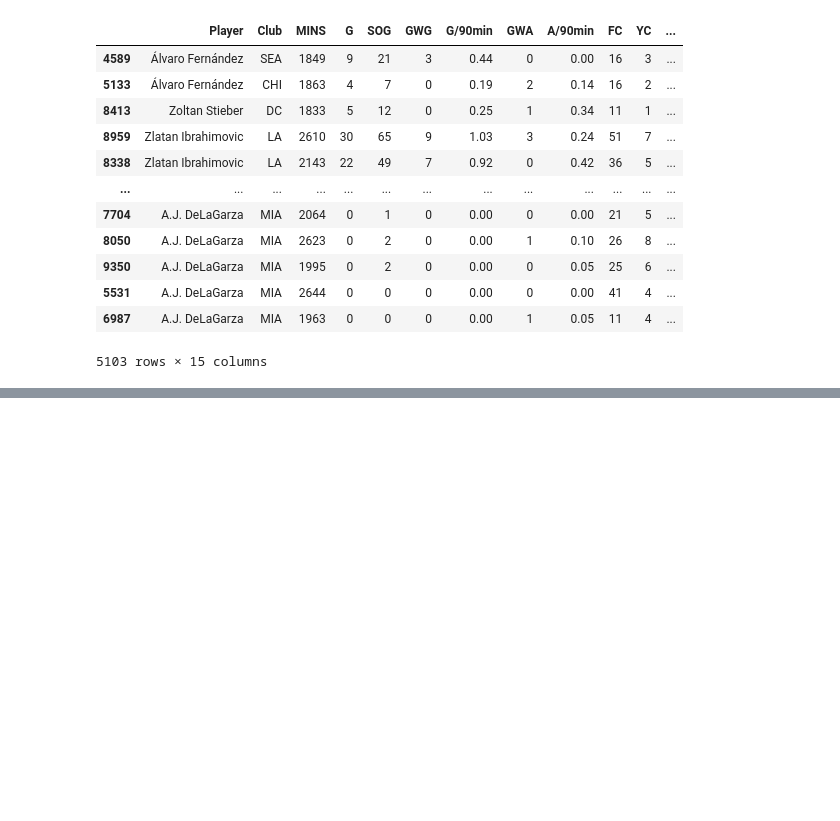
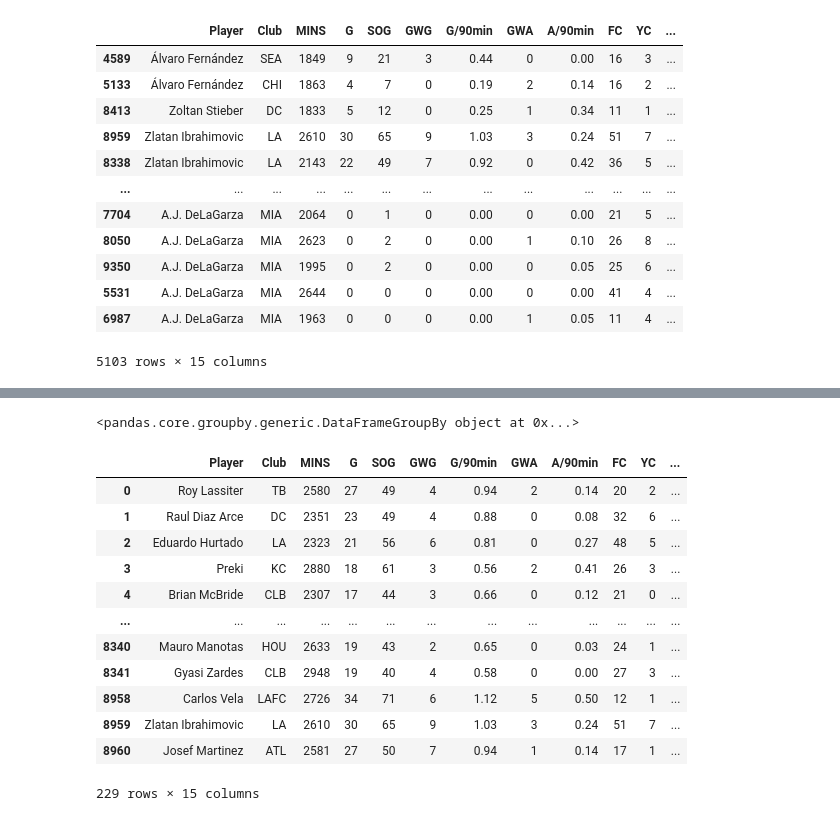
Before and after one commit to soyeonjk/Project1-PODD3, a Jupyter notebook: All Players/All Players Cleaned.ipynb, the cells around one changed output, grey strips where cells are left out. Saved outputs shown, nothing was run; the diff lists cells and outputs as text; code cells hidden in the pictures; blank space fills up the shorter version.

```diff
--- a/All Players/All Players Cleaned.ipynb
+++ b/All Players/All Players Cleaned.ipynb
@@ -156,0 +185,22 @@ grouped_club_df
+# %%
+# Create a dataframe for clubs with the highest goal
+best_goals = all_players_cleaned.groupby(['G'])
+
+print (best_goals)
+
+best_goals.head(10)
+# %% [output]
+<pandas.core.groupby.generic.DataFrameGroupBy object at 0x...>
+|  | Player | Club | MINS | G | SOG | GWG | G/90min | GWA | A/90min | FC | YC | ... |
+| 0 | Roy Lassiter | TB | 2580 | 27 | 49 | 4 | 0.94 | 2 | 0.14 | 20 | 2 | ... |
+| 1 | Raul Diaz Arce | DC | 2351 | 23 | 49 | 4 | 0.88 | 0 | 0.08 | 32 | 6 | ... |
+| 2 | Eduardo Hurtado | LA | 2323 | 21 | 56 | 6 | 0.81 | 0 | 0.27 | 48 | 5 | ... |
+| 3 | Preki | KC | 2880 | 18 | 61 | 3 | 0.56 | 2 | 0.41 | 26 | 3 | ... |
+| 4 | Brian McBride | CLB | 2307 | 17 | 44 | 3 | 0.66 | 0 | 0.12 | 21 | 0 | ... |
+| ... | ... | ... | ... | ... | ... | ... | ... | ... | ... | ... | ... | ... |
+| 8340 | Mauro Manotas | HOU | 2633 | 19 | 43 | 2 | 0.65 | 0 | 0.03 | 24 | 1 | ... |
+| 8341 | Gyasi Zardes | CLB | 2948 | 19 | 40 | 4 | 0.58 | 0 | 0.00 | 27 | 3 | ... |
+| 8958 | Carlos Vela | LAFC | 2726 | 34 | 71 | 6 | 1.12 | 5 | 0.50 | 12 | 1 | ... |
+| 8959 | Zlatan Ibrahimovic | LA | 2610 | 30 | 65 | 9 | 1.03 | 3 | 0.24 | 51 | 7 | ... |
+| 8960 | Josef Martinez | ATL | 2581 | 27 | 50 | 7 | 0.94 | 1 | 0.14 | 17 | 1 | ... |
+229 rows × 15 columns
```
Also changed, not shown: parts of 4 cells of this notebook.
